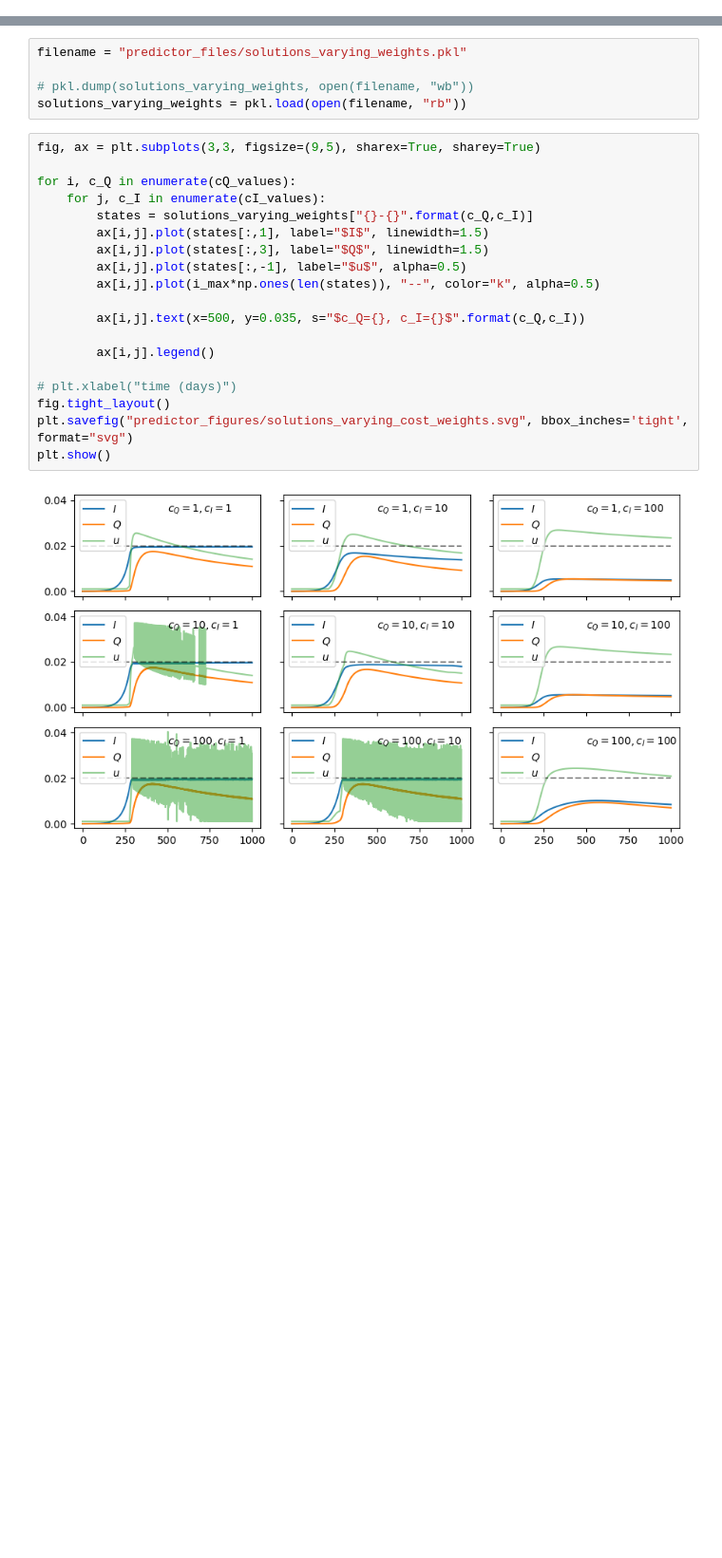
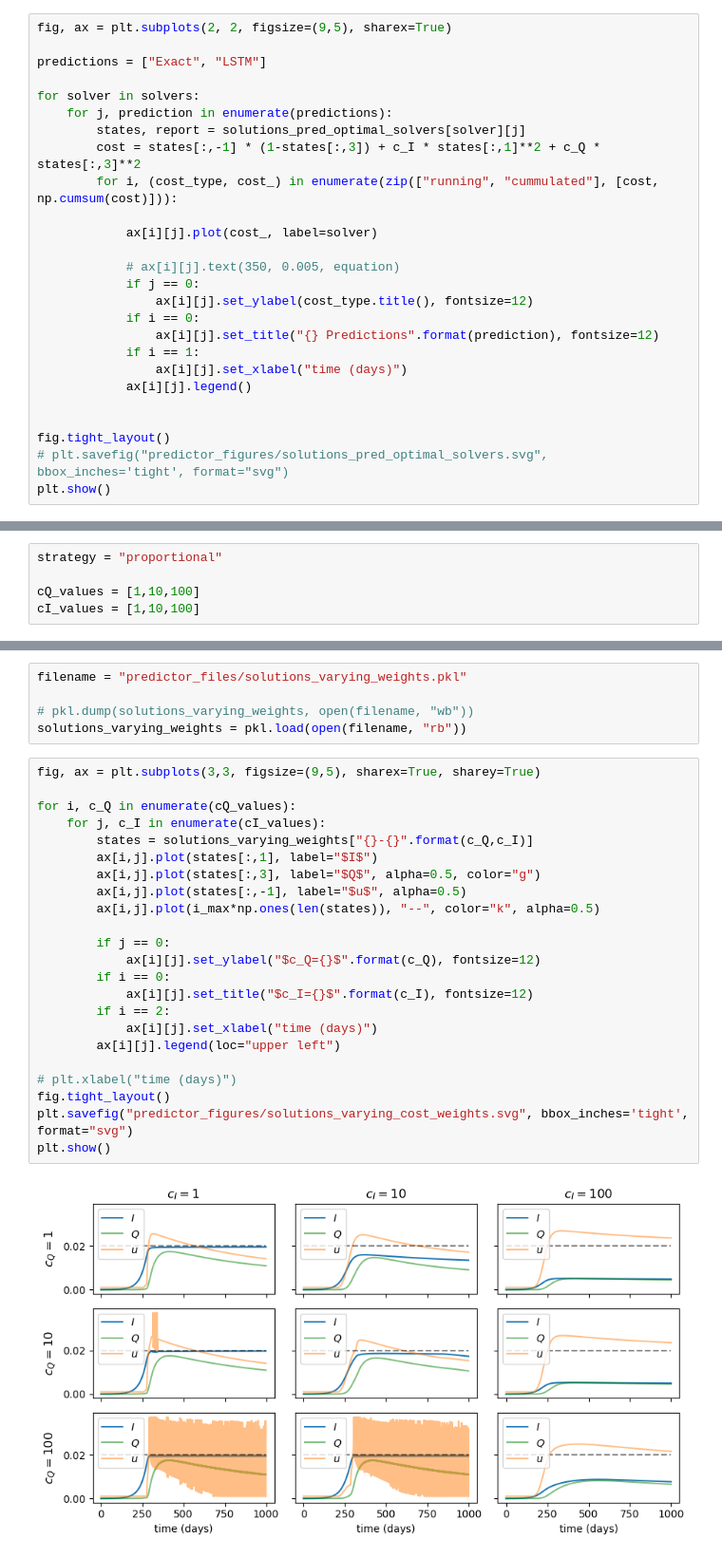
Before and after one commit to fredsonaguiar/sirq_model_control_quarantine, a Jupyter notebook: sirq model - complete.ipynb, the cells around one changed output, grey strips where cells are left out. Shown at 95% size. Drawn from its saved outputs; the diff is of its cells as text; blank space fills up the shorter version.

```diff
--- a/sirq model - complete.ipynb
+++ b/sirq model - complete.ipynb
@@ -1211,0 +1283,26 @@ plt.show()
+# %%
+fig, ax = plt.subplots(2, 2, figsize=(9,5), sharex=True)
+
+predictions = ["Exact", "LSTM"]
+
+for solver in solvers:
+    for j, prediction in enumerate(predictions):
+        states, report = solutions_pred_optimal_solvers[solver][j]
+        cost = states[:,-1] * (1-states[:,3]) + c_I * states[:,1]**2 + c_Q * states[:,3]**2
+        for i, (cost_type, cost_) in enumerate(zip(["running", "cummulated"], [cost, np.cumsum(cost)])):
+
+            ax[i][j].plot(cost_, label=solver)
+
+            # ax[i][j].text(350, 0.005, equation)
+            if j == 0:
+                ax[i][j].set_ylabel(cost_type.title(), fontsize=12)
+            if i == 0:
+                ax[i][j].set_title("{} Predictions".format(prediction), fontsize=12)
+            if i == 1:
+                ax[i][j].set_xlabel("time (days)")
+            ax[i][j].legend()
+
+
+fig.tight_layout()
+# plt.savefig("predictor_figures/solutions_pred_optimal_solvers.svg", bbox_inches='tight', format="svg")
+plt.show()
@@ -1212,3 +1311,8 @@ plt.show()
 # %% [markdown]
 ### Varying Cost Weights
+# %%
+strategy = "proportional"
+
+cQ_values = [1,10,100]
+cI_values = [1,10,100]
 # %%
@@ -1231,21 +1331,25 @@ solutions_varying_weights = pkl.load(open(filename, "rb"))
 # %%
 fig, ax = plt.subplots(3,3, figsize=(9,5), sharex=True, sharey=True)
 
 for i, c_Q in enumerate(cQ_values):
     for j, c_I in enumerate(cI_values):
         states = solutions_varying_weights["{}-{}".format(c_Q,c_I)]
-        ax[i,j].plot(states[:,1], label="$I$", linewidth=1.5)
-        ax[i,j].plot(states[:,3], label="$Q$", linewidth=1.5)
+        ax[i,j].plot(states[:,1], label="$I$")
+        ax[i,j].plot(states[:,3], label="$Q$", alpha=0.5, color="g")
         ax[i,j].plot(states[:,-1], label="$u$", alpha=0.5)
         ax[i,j].plot(i_max*np.ones(len(states)), "--", color="k", alpha=0.5)
 
-        ax[i,j].text(x=500, y=0.035, s="$c_Q={}, c_I={}$".format(c_Q,c_I))
-
-        ax[i,j].legend()
+        if j == 0:
+            ax[i][j].set_ylabel("$c_Q={}$".format(c_Q), fontsize=12)
+        if i == 0:
+            ax[i][j].set_title("$c_I={}$".format(c_I), fontsize=12)
+        if i == 2:
+            ax[i][j].set_xlabel("time (days)")
+        ax[i][j].legend(loc="upper left")
 
 # plt.xlabel("time (days)")
 fig.tight_layout()
 plt.savefig("predictor_figures/solutions_varying_cost_weights.svg", bbox_inches='tight', format="svg")
 plt.show()
 # %% [output]
-[figure, old version]
+[figure, new version]
```
Also changed, not shown: parts of 34 cells of this notebook, 19 other files.
